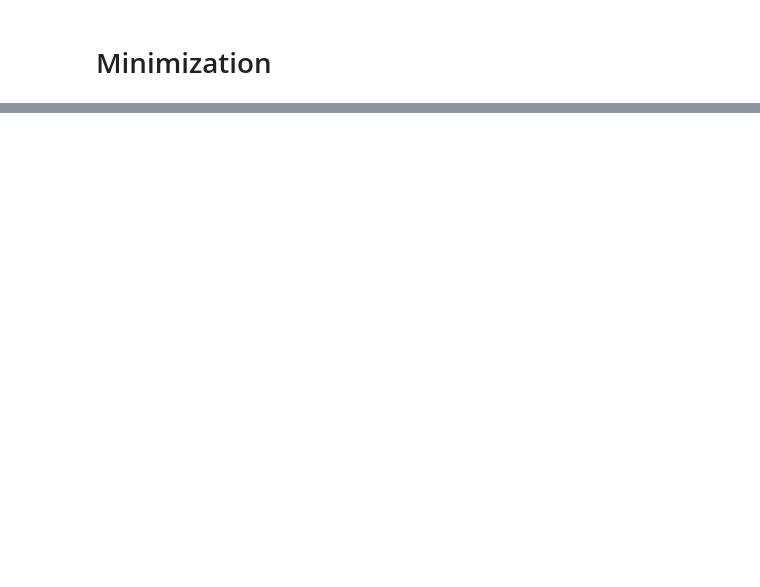
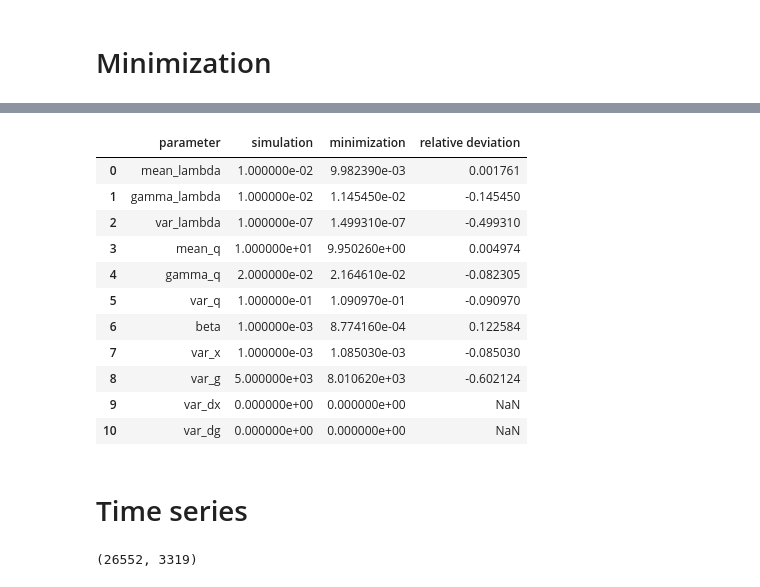
Before and after one commit to bjks/gfp_gaussian_process, a Jupyter notebook: notebooks/gfp_gaussian_prior.ipynb, the cells around one changed output, grey strips where cells are left out. Cells and saved outputs as stored; diff of their text form; code cells hidden in the pictures; blank space fills up the shorter version.

Commit message:
first implementation of forward prediction

```diff
--- a/notebooks/gfp_gaussian_prior.ipynb
+++ b/notebooks/gfp_gaussian_prior.ipynb
@@ -104,0 +205,25 @@ plot_minimization('../data/out/simulation_shared_with_bjoern_f_b012345678910.csv
+# %%
+c_tab
+# %% [output]
+|  | parameter | simulation | minimization | relative deviation |
+| 0 | mean_lambda | 1.000000e-02 | 9.982390e-03 | 0.001761 |
+| 1 | gamma_lambda | 1.000000e-02 | 1.145450e-02 | -0.145450 |
+| 2 | var_lambda | 1.000000e-07 | 1.499310e-07 | -0.499310 |
+| 3 | mean_q | 1.000000e+01 | 9.950260e+00 | 0.004974 |
+| 4 | gamma_q | 2.000000e-02 | 2.164610e-02 | -0.082305 |
+| 5 | var_q | 1.000000e-01 | 1.090970e-01 | -0.090970 |
+| 6 | beta | 1.000000e-03 | 8.774160e-04 | 0.122584 |
+| 7 | var_x | 1.000000e-03 | 1.085030e-03 | -0.085030 |
+| 8 | var_g | 5.000000e+03 | 8.010620e+03 | -0.602124 |
+| 9 | var_dx | 0.000000e+00 | 0.000000e+00 | NaN |
+| 10 | var_dg | 0.000000e+00 | 0.000000e+00 | NaN |
+# %% [markdown]
+# Time series
+# %%
+infile_dat = '../data/simulation_shared_with_bjoern.csv'
+infile_prediction = '../data/simulation_gaussian_gfp_out/simulation_gaussian_gfp_prediction.csv'
+data_dat = pd.read_csv(infile_dat)
+data_prediction = pd.read_csv(infile_prediction, skiprows=13)
+len(data_dat), len(data_prediction)
+# %% [output]
+(26552, 3319)
```
Also changed, not shown: parts of 16 cells of this notebook, 14 other files.
